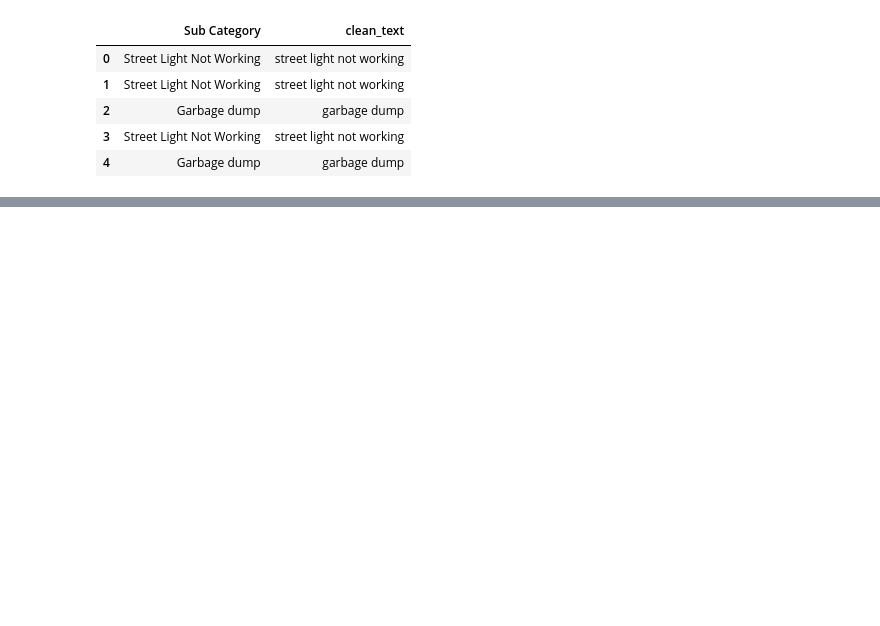
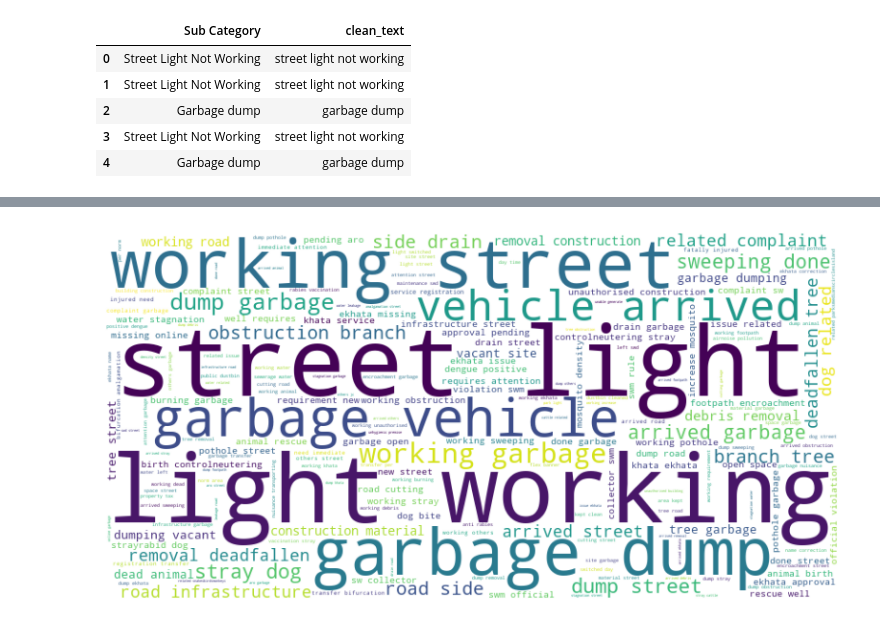
Before and after one commit to liyajasminn/AI-Citizen-Grievance-System, a Jupyter notebook: week1.ipynb, the cells around one changed output, grey strips where cells are left out. Drawn from its saved outputs; the diff is of its cells as text; code cells hidden in the pictures; blank space fills up the shorter version.

Commit message:
implemented common word extraction

```diff
--- a/week1.ipynb
+++ b/week1.ipynb
@@ -140,0 +168,16 @@ df[['Sub Category', 'clean_text']].head()
+# %%
+from nltk.stem import WordNetLemmatizer
+
+lemmatizer = WordNetLemmatizer()
+
+def lemmatize_text(text):
+
+    words = text.split()
+
+    words = [lemmatizer.lemmatize(word) for word in words]
+
+    return " ".join(words)
+
+df['clean_text'] = df['clean_text'].apply(lemmatize_text)
+
+df[['Sub Category','clean_text']].head()
@@ -140,0 +191,21 @@ df[['Sub Category', 'clean_text']].head()
+# %%
+from wordcloud import WordCloud
+import matplotlib.pyplot as plt
+
+text = " ".join(df['clean_text'])
+
+wordcloud = WordCloud(
+    width=800,
+    height=400,
+    background_color='white'
+).generate(text)
+
+plt.figure(figsize=(10,5))
+
+plt.imshow(wordcloud)
+
+plt.axis('off')
+
+plt.show()
+# %% [output]
+[figure, added]
```
Also changed, not shown: parts of 8 cells of this notebook.
